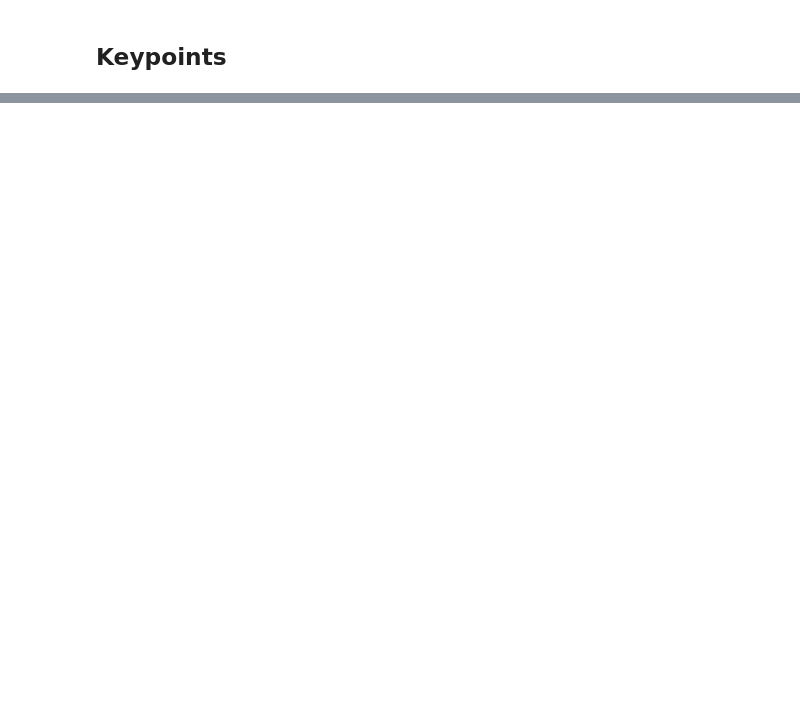
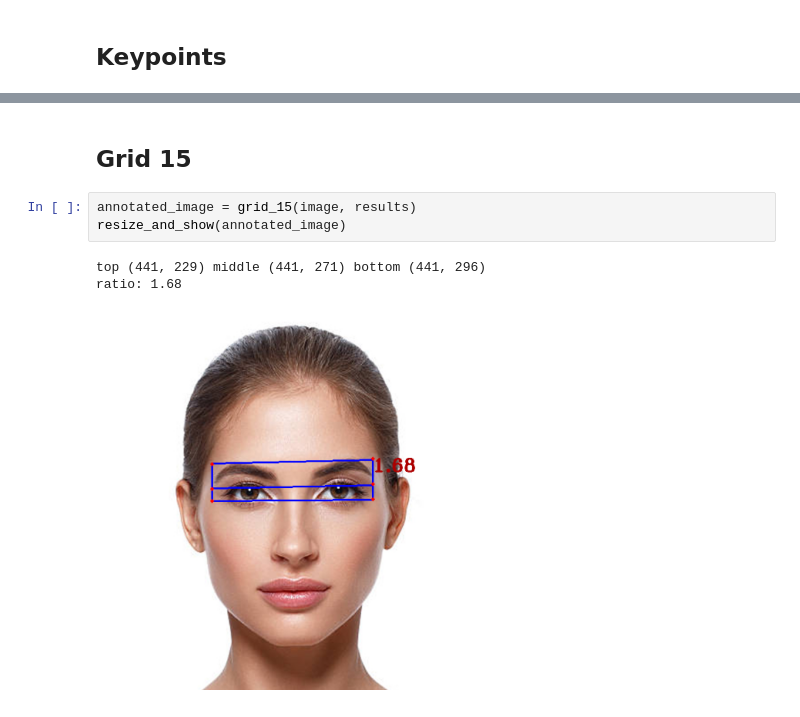
Before and after one commit to politecat314/FacialBeauty, a Jupyter notebook: mediapipe_face_mesh.ipynb, the cells around one changed output, grey strips where cells are left out. Drawn from its saved outputs; the diff is of its cells as text; blank space fills up the shorter version.

```diff
--- a/mediapipe_face_mesh.ipynb
+++ b/mediapipe_face_mesh.ipynb
@@ -99,0 +107,9 @@ resize_and_show(annotated_image)
+# %% [markdown]
+## Grid 15
+# %%
+annotated_image = grid_15(image, results)
+resize_and_show(annotated_image)
+# %% [output]
+top (441, 229) middle (441, 271) bottom (441, 296)
+ratio: 1.68
+[figure, added]
```
Also changed, not shown: parts of 9 cells of this notebook.
